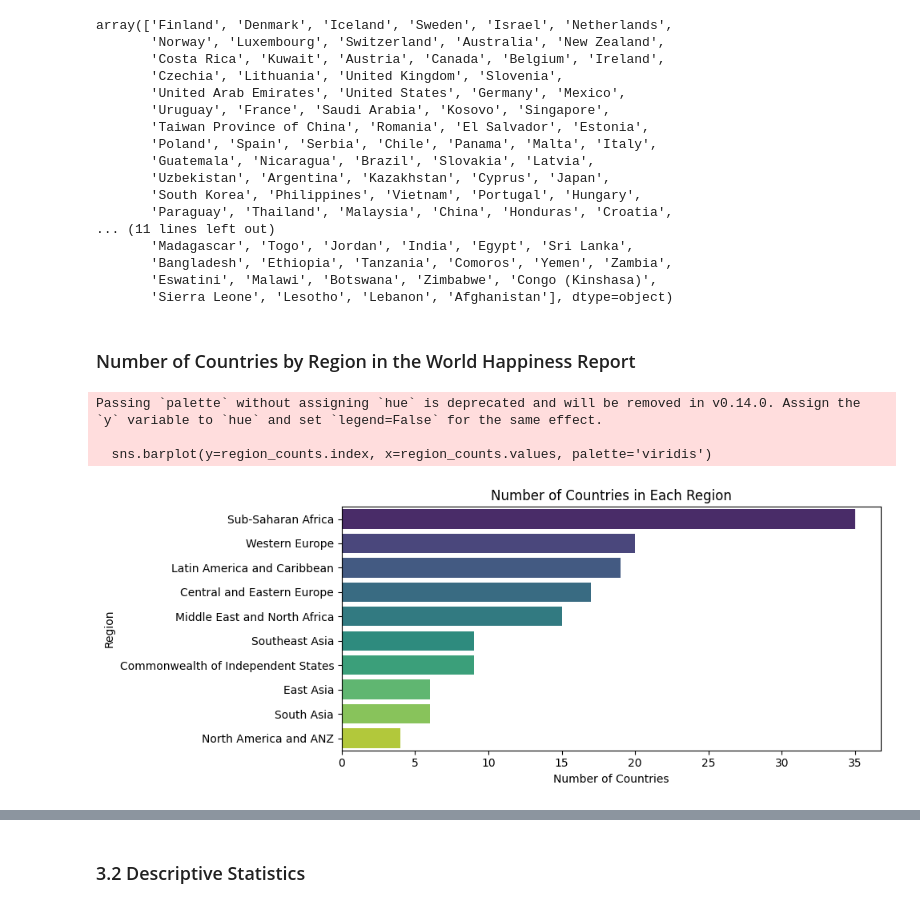
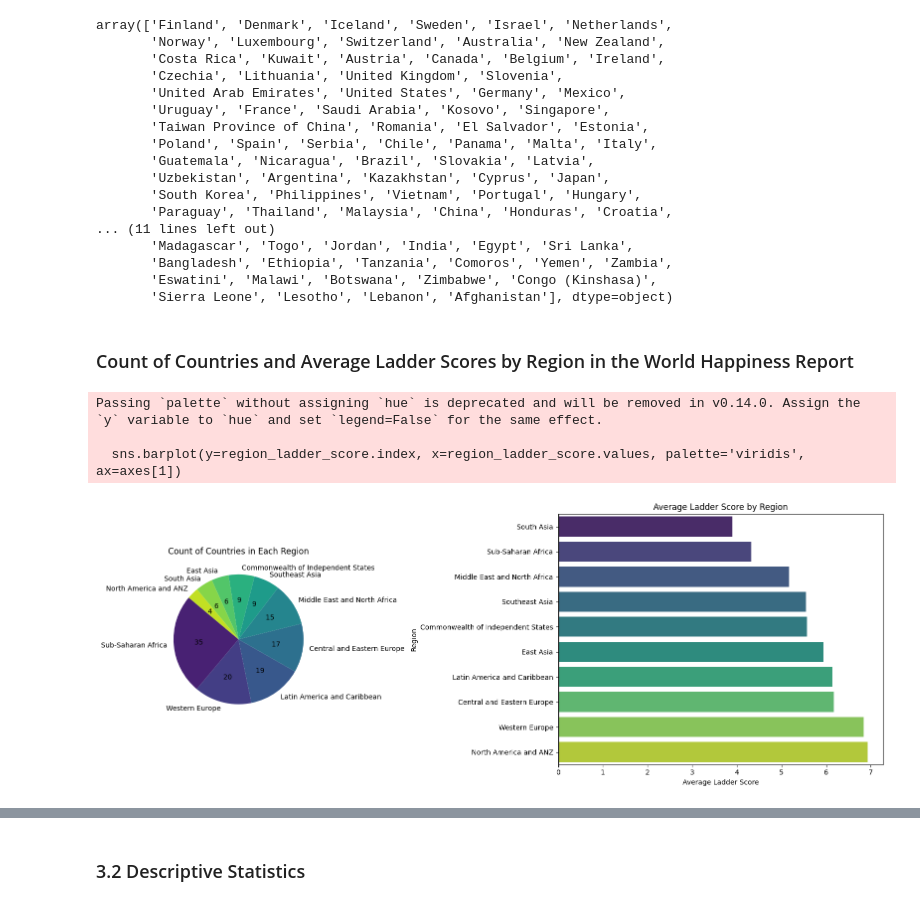
Before and after one commit to ibtj21/PRODIGY_DS_02, a Jupyter notebook: Task02.ipynb, the cells around one changed output, grey strips where cells are left out. Drawn from its saved outputs; the diff is of its cells as text; code cells hidden in the pictures.

```diff
--- a/Task02.ipynb
+++ b/Task02.ipynb
@@ -226,30 +226,41 @@ array(['Finland', 'Denmark', 'Iceland', 'Sweden', 'Israel', 'Netherlands',
        'Eswatini', 'Malawi', 'Botswana', 'Zimbabwe', 'Congo (Kinshasa)',
        'Sierra Leone', 'Lesotho', 'Lebanon', 'Afghanistan'], dtype=object)
 # %% [markdown]
-### Number of Countries by Region in the World Happiness Report
+### Count of Countries and Average Ladder Scores by Region in the World Happiness Report
-# %%
-import matplotlib.pyplot as plt
-import seaborn as sns
-
-# Count the number of countries in each region
-region_counts = df_happiness_cleaned['Regional indicator'].value_counts()
-
-# Set the figure size
-plt.figure(figsize=(10, 4))  # You can adjust the size as needed
-
-# Create the horizontal bar plot
-sns.barplot(y=region_counts.index, x=region_counts.values, palette='viridis')
-
-# Add titles and labels
-plt.title('Number of Countries in Each Region')
-plt.xlabel('Number of Countries')
-plt.ylabel('Region')
-
-# Show the plot
-plt.tight_layout()  # Adjust layout to prevent clipping of tick-labels
-plt.show()
-# %% [output]
-Passing `palette` without assigning `hue` is deprecated and will be removed in v0.14.0. Assign the `y` variable to `hue` and set `legend=False` for the same effect.
-
-  sns.barplot(y=region_counts.index, x=region_counts.values, palette='viridis')
-[figure, removed]
+# %%
+import matplotlib.pyplot as plt
+import seaborn as sns
+
+# Count the number of countries in each region
+region_counts = df_happiness_cleaned['Regional indicator'].value_counts()
+
+# Calculate the mean Ladder Score for each region
+region_ladder_score = df_happiness_cleaned.groupby('Regional indicator')['Ladder score'].mean().sort_values()
+
+# Set the figure size and layout with relative widths
+fig, axes = plt.subplots(1, 2, figsize=(16, 6), gridspec_kw={'width_ratios': [1, 2]})  # 35% width for pie, 65% for bar
+
+# Pie chart on the left (35% of space)
+def autopct_count(pct):
+    total = sum(region_counts.values)
+    count = int(round(pct * total / 100.0))
+    return f'{count} '
+
+axes[0].pie(region_counts.values, labels=region_counts.index, autopct=autopct_count, startangle=140,
+            colors=sns.color_palette('viridis', len(region_counts)))
+axes[0].set_title('Count of Countries in Each Region')
+
+# Horizontal bar chart on the right (65% of space)
+sns.barplot(y=region_ladder_score.index, x=region_ladder_score.values, palette='viridis', ax=axes[1])
+axes[1].set_title('Average Ladder Score by Region')
+axes[1].set_xlabel('Average Ladder Score')
+axes[1].set_ylabel('Region')
+
+# Adjust layout to prevent overlap
+plt.tight_layout()
+plt.show()
+# %% [output]
+Passing `palette` without assigning `hue` is deprecated and will be removed in v0.14.0. Assign the `y` variable to `hue` and set `legend=False` for the same effect.
+
+  sns.barplot(y=region_ladder_score.index, x=region_ladder_score.values, palette='viridis', ax=axes[1])
+[figure, added]
```
Also changed, not shown: parts of 16 cells of this notebook.
